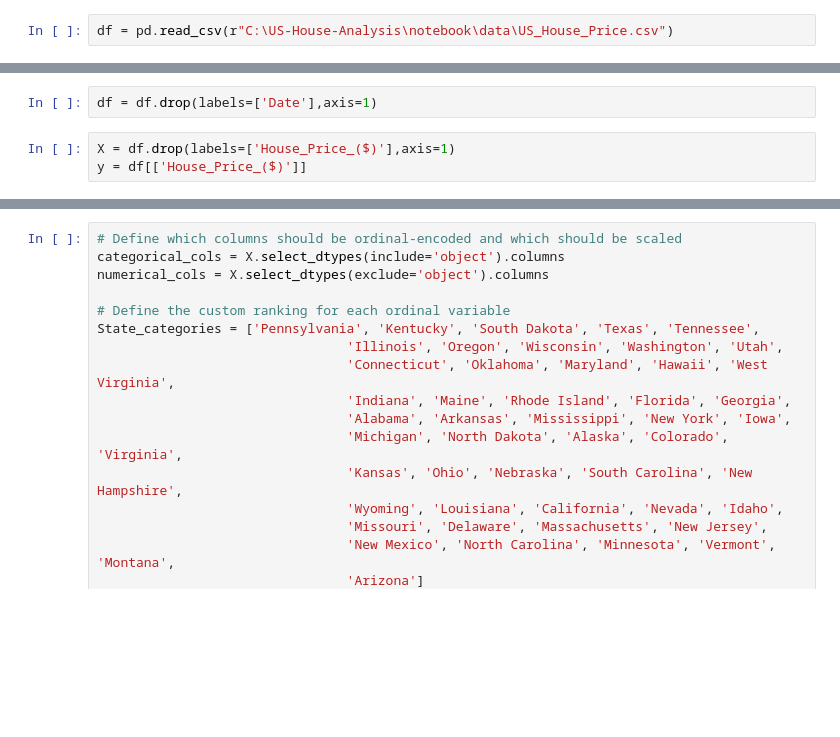
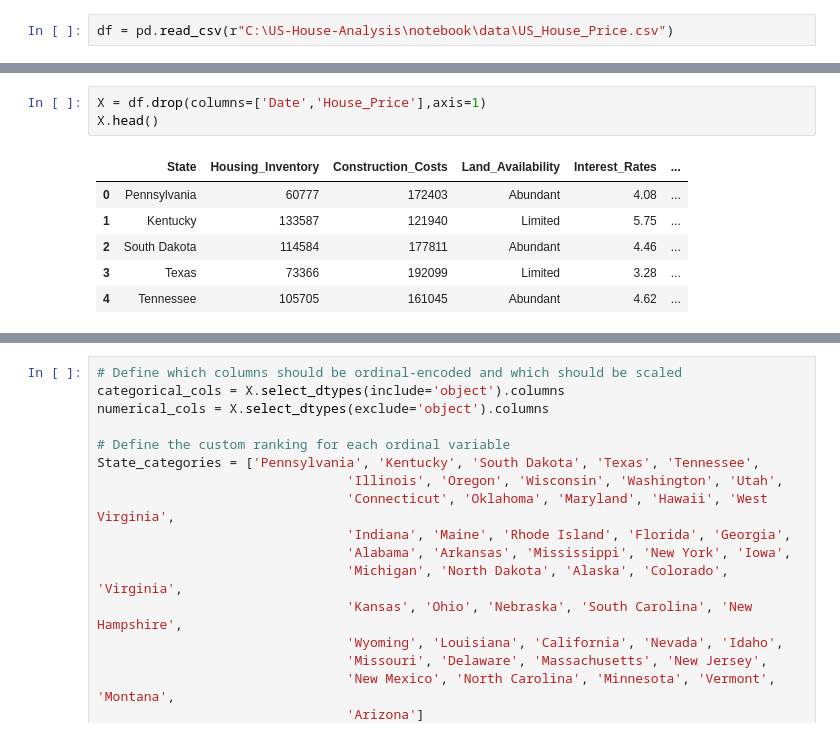
Before and after one commit to saibattula93/US-House-Analysis, a Jupyter notebook: notebook/Model_building.ipynb, the cells around one changed output, grey strips where cells are left out. Saved outputs shown, nothing was run; the diff lists cells and outputs as text; blank space fills up the shorter version.

```diff
--- a/notebook/Model_building.ipynb
+++ b/notebook/Model_building.ipynb
@@ -31,5 +31,10 @@ df.head()
 # %%
-df = df.drop(labels=['Date'],axis=1)
+X = df.drop(columns=['Date','House_Price'],axis=1)
+X.head()
+# %% [output]
+|  | State | Housing_Inventory | Construction_Costs | Land_Availability | Interest_Rates | ... |
+| 0 | Pennsylvania | 60777 | 172403 | Abundant | 4.08 | ... |
+| 1 | Kentucky | 133587 | 121940 | Limited | 5.75 | ... |
+| 2 | South Dakota | 114584 | 177811 | Abundant | 4.46 | ... |
+| 3 | Texas | 73366 | 192099 | Limited | 3.28 | ... |
+| 4 | Tennessee | 105705 | 161045 | Abundant | 4.62 | ... |
-# %%
-X = df.drop(labels=['House_Price_($)'],axis=1)
-y = df[['House_Price_($)']]
```
Also changed, not shown: parts of 15 cells of this notebook, 5 other files.
